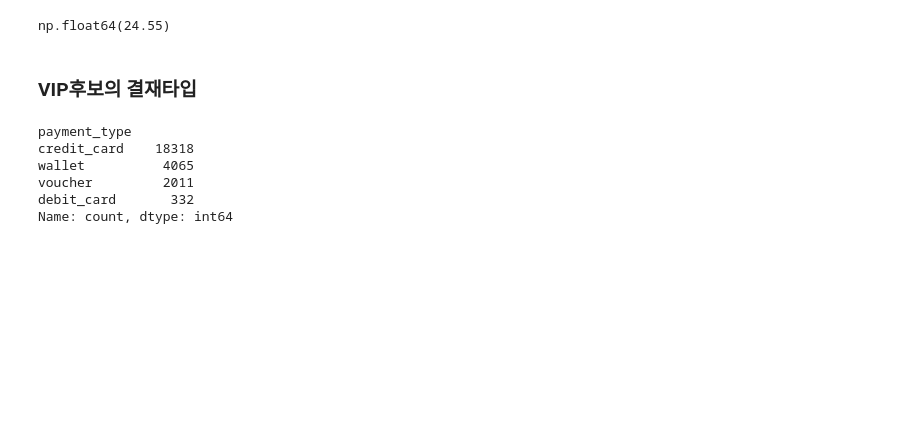
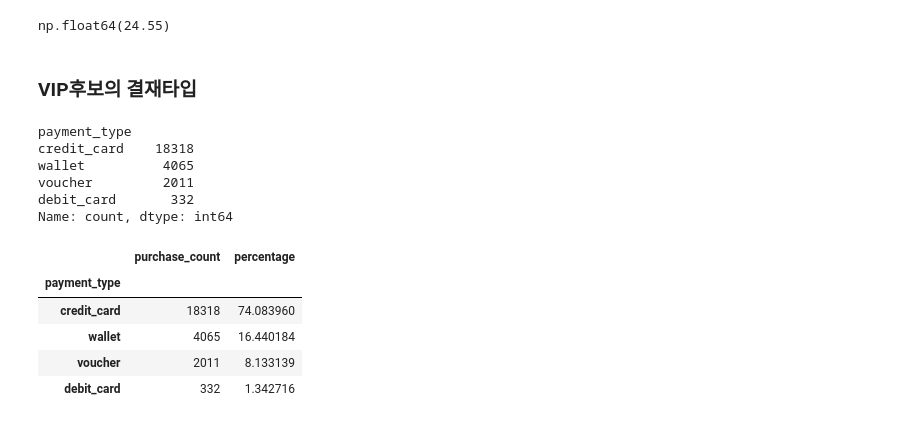
Before and after one commit to Wowdada/4Team, a Jupyter notebook: df0.ipynb, the cells around one changed output. Saved outputs shown, nothing was run; the diff lists cells and outputs as text; code cells hidden in the pictures; blank space fills up the shorter version.

```diff
--- a/df0.ipynb
+++ b/df0.ipynb
@@ -325,3 +423,20 @@ wallet          4065
 voucher         2011
 debit_card       332
 Name: count, dtype: int64
+# %%
+pay = df00['payment_type'].value_counts()
+pay_per = (pay / pay.sum()) * 100
+
+pay_summary = pd.DataFrame({
+    'purchase_count': pay,
+    'percentage': pay_per
+})
+
+pay_summary
+# %% [output]
+|  | purchase_count | percentage |
+| payment_type |  |  |
+| credit_card | 18318 | 74.083960 |
+| wallet | 4065 | 16.440184 |
+| voucher | 2011 | 8.133139 |
+| debit_card | 332 | 1.342716 |
```
Also changed, not shown: parts of 6 cells of this notebook.
